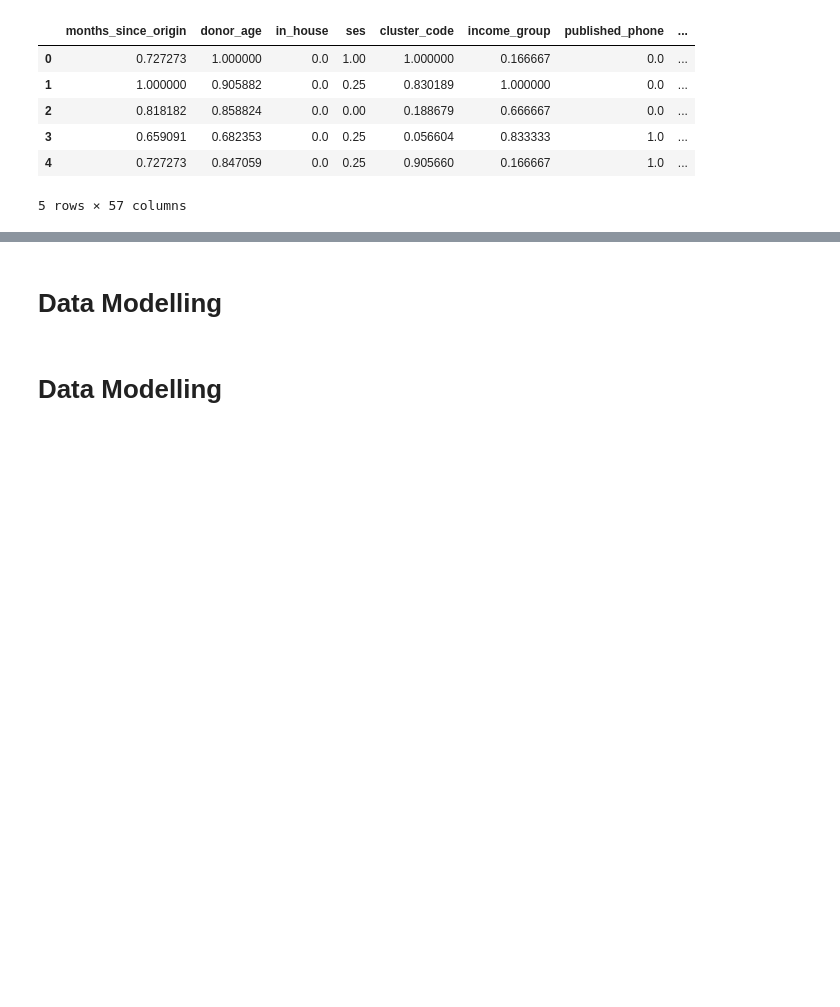
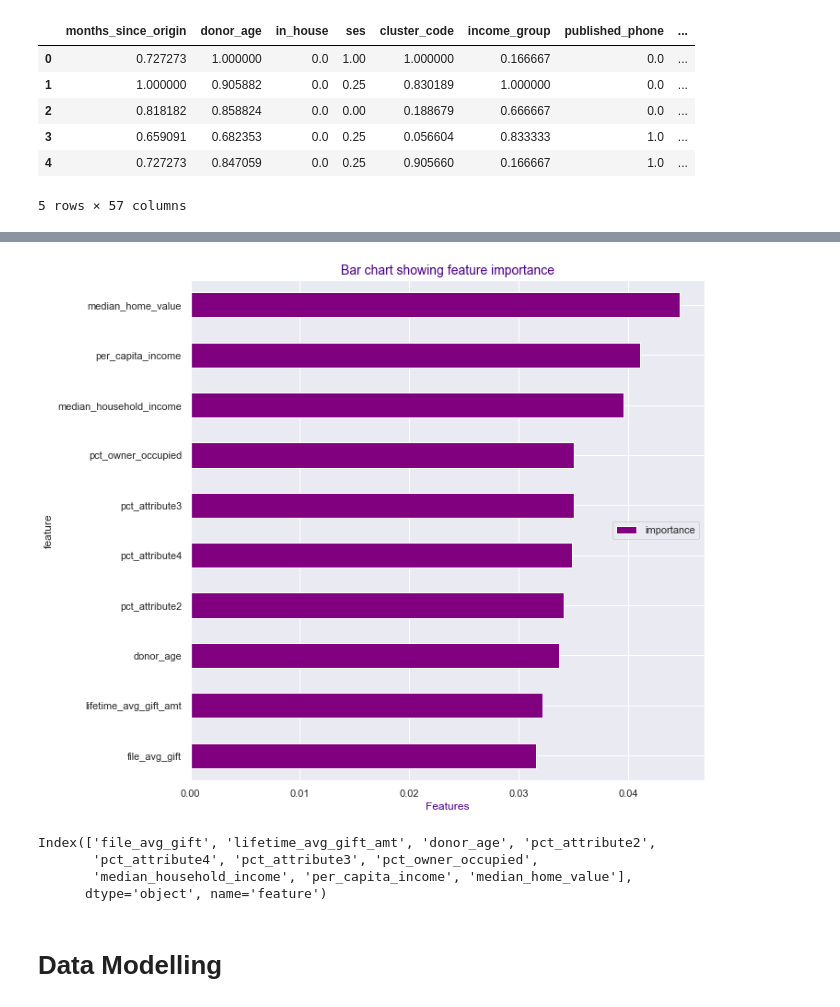
Before and after one commit to jindukwentua/Applying-Machine-Learning-to-Charity-donations, a Jupyter notebook: notebook/classification_model.ipynb, the cells around one changed output, grey strips where cells are left out. Drawn from its saved outputs; the diff is of its cells as text; code cells hidden in the pictures; blank space fills up the shorter version.

```diff
--- a/notebook/classification_model.ipynb
+++ b/notebook/classification_model.ipynb
@@ -306,7 +430,7 @@ plt.show()
 
 # define and configure the model
 # l1 regularization gives better results
-model = LogisticRegression(penalty='l1', C=10, random_state = 0)
+model = LogisticRegression(penalty='l2', C=10, random_state = 0)
 # fit the model
 model.fit(X_train, y_train)
 
@@ -372,14 +581,21 @@ impo_df
 # %%
 # Creating a bar chart of feature importance in descending order
 #
-impo_df = impo_df[:10].sort_values(by = 'importance', ascending = False)
+impo_df = impo_df[:10].sort_values(by = 'importance', ascending = True)
 impo_df.plot(kind = 'barh', figsize = (10, 10), color = 'purple')
 plt.legend(loc = 'center right')
 plt.title('Bar chart showing feature importance', color = 'indigo', fontsize = 14)
 plt.xlabel('Features', fontsize = 12, color = 'indigo')
 plt.show()
+# %% [output]
+[figure, added]
-# %% [markdown]
-# Data Modelling
+# %%
+impo_df.index
+# %% [output]
+Index(['file_avg_gift', 'lifetime_avg_gift_amt', 'donor_age', 'pct_attribute2',
+       'pct_attribute4', 'pct_attribute3', 'pct_owner_occupied',
+       'median_household_income', 'per_capita_income', 'median_home_value'],
+      dtype='object', name='feature')
 # %% [markdown]
 # Data Modelling
 # %% [markdown]
```
Also changed, not shown: parts of 20 cells of this notebook, 5 other files.
